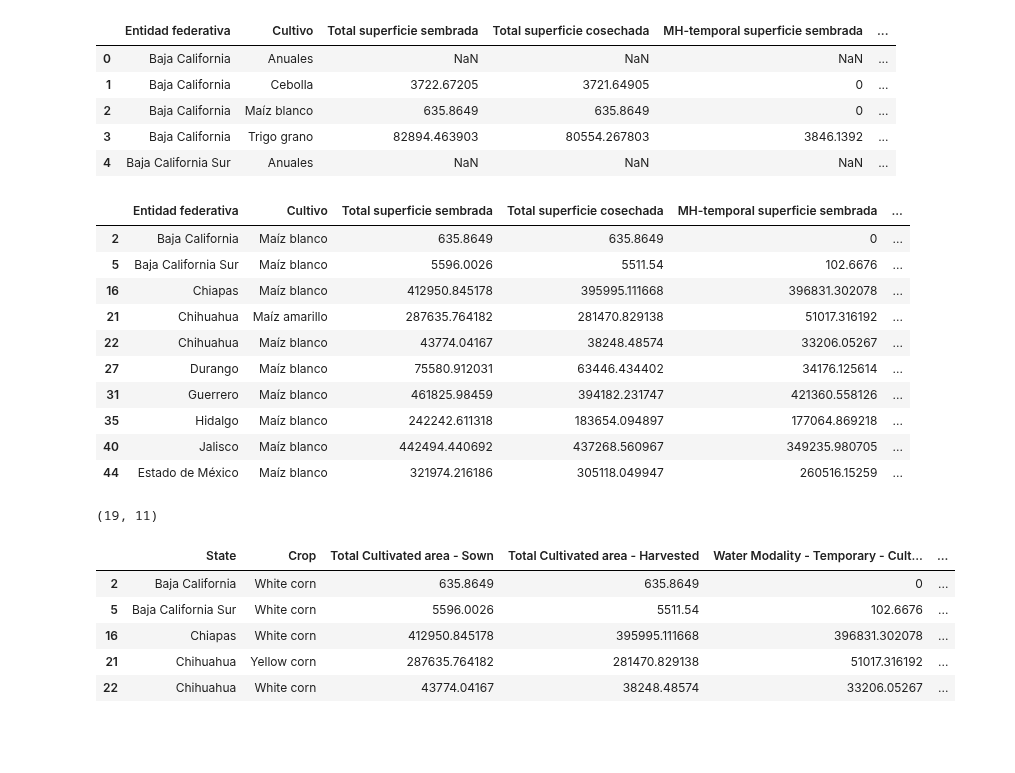
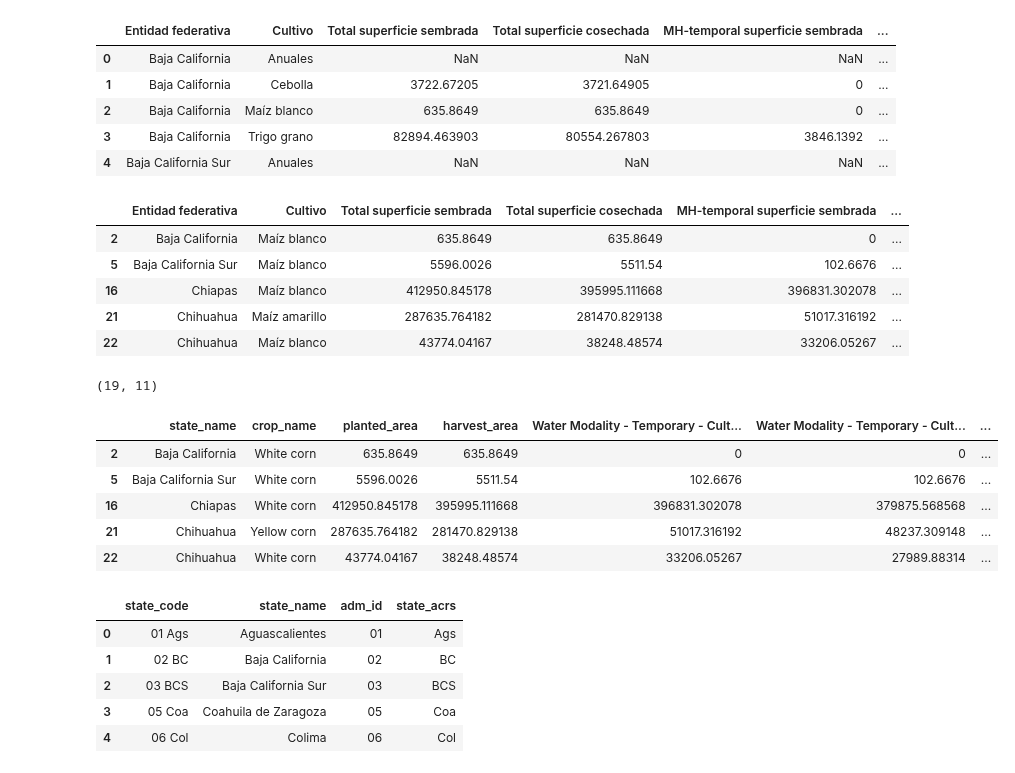
Before and after one commit to BigDataWUR/AgML-CY-Bench, a Jupyter notebook: data_preparation/crop_statistics_MX/preprocess_code/filter_census_2019.ipynb, the cells around one changed output. Saved outputs shown, nothing was run; the diff lists cells and outputs as text; code cells hidden in the pictures; blank space fills up the shorter version.

```diff
--- a/data_preparation/crop_statistics_MX/preprocess_code/filter_census_2019.ipynb
+++ b/data_preparation/crop_statistics_MX/preprocess_code/filter_census_2019.ipynb
@@ -59,8 +60,8 @@ df.head()
 | 4 | Baja California Sur | Anuales | NaN | NaN | NaN | ... |
 # %%
 # Extract only maize
-maiz_df = df[df['Cultivo'].str.contains('Maíz', case=False)]
-maiz_df.head(10)
+maiz_df = df[df['Cultivo'].str.contains('Maíz', case=False)].copy()
+maiz_df.head(5)
 # %% [output]
 |  | Entidad federativa | Cultivo | Total superficie sembrada | Total superficie cosechada | MH-temporal superficie sembrada | ... |
 | 2 | Baja California | Maíz blanco | 635.8649 | 635.8649 | 0 | ... |
@@ -68,44 +69,51 @@ maiz_df.head(10)
 | 16 | Chiapas | Maíz blanco | 412950.845178 | 395995.111668 | 396831.302078 | ... |
 | 21 | Chihuahua | Maíz amarillo | 287635.764182 | 281470.829138 | 51017.316192 | ... |
 | 22 | Chihuahua | Maíz blanco | 43774.04167 | 38248.48574 | 33206.05267 | ... |
-| 27 | Durango | Maíz blanco | 75580.912031 | 63446.434402 | 34176.125614 | ... |
-| 31 | Guerrero | Maíz blanco | 461825.98459 | 394182.231747 | 421360.558126 | ... |
-| 35 | Hidalgo | Maíz blanco | 242242.611318 | 183654.094897 | 177064.869218 | ... |
-| 40 | Jalisco | Maíz blanco | 442494.440692 | 437268.560967 | 349235.980705 | ... |
-| 44 | Estado de México | Maíz blanco | 321974.216186 | 305118.049947 | 260516.15259 | ... |
 # %%
 maiz_df.shape
 # %% [output]
 (19, 11)
 # %%
 # translate colnames to english
-english_col_names = ['State', 'Crop','Total Cultivated area - Sown','Total Cultivated area - Harvested',
+english_col_names = ['state_name', 'crop_name','planted_area','harvest_area',
                 'Water Modality - Temporary - Cultivated area - Sown',
                 'Water Modality - Temporary - Cultivated area - Harvested',
                 'Water Modality - Irrigation - Cultivated area - Sown',
                 'Water Modality - Irrigation - Cultivated area - Harvested',
-                'Total production',
+                'production',
                 'Water Modality - Temporary - Production',
                 'Water Modality - Irrigation - Production']
 
 maiz_df.columns = english_col_names
 
 # translate to English crop names
 # Define translations
 translations = {
     'Maíz forrajero': 'Forage corn',
     'Maíz amarillo': 'Yellow corn',
     'Maíz blanco': 'White corn'
 }
 
 # Replace the values in the "Cultivo" column with their English translations
-maiz_df.loc[:, "Crop"] = maiz_df["Crop"].replace(translations)
+maiz_df.loc[:, "crop_name"] = maiz_df["crop_name"].replace(translations)
 
 maiz_df.head(5)
 # %% [output]
-|  | State | Crop | Total Cultivated area - Sown | Total Cultivated area - Harvested | Water Modality - Temporary - Cult... | ... |
-| 2 | Baja California | White corn | 635.8649 | 635.8649 | 0 | ... |
-| 5 | Baja California Sur | White corn | 5596.0026 | 5511.54 | 102.6676 | ... |
-| 16 | Chiapas | White corn | 412950.845178 | 395995.111668 | 396831.302078 | ... |
-| 21 | Chihuahua | Yellow corn | 287635.764182 | 281470.829138 | 51017.316192 | ... |
-| 22 | Chihuahua | White corn | 43774.04167 | 38248.48574 | 33206.05267 | ... |
+|  | state_name | crop_name | planted_area | harvest_area | Water Modality - Temporary - Cult... | Water Modality - Temporary - Cult... | ... |
+| 2 | Baja California | White corn | 635.8649 | 635.8649 | 0 | 0 | ... |
+| 5 | Baja California Sur | White corn | 5596.0026 | 5511.54 | 102.6676 | 102.6676 | ... |
+| 16 | Chiapas | White corn | 412950.845178 | 395995.111668 | 396831.302078 | 379875.568568 | ... |
+| 21 | Chihuahua | Yellow corn | 287635.764182 | 281470.829138 | 51017.316192 | 48237.309148 | ... |
+| 22 | Chihuahua | White corn | 43774.04167 | 38248.48574 | 33206.05267 | 27989.88314 | ... |
+# %%
+# Read key value to create adm_id
+state_key = pd.read_csv("state_key.csv", dtype={'adm_id': str})
+
+state_key.head()
+# %% [output]
+|  | state_code | state_name | adm_id | state_acrs |
+| 0 | 01 Ags | Aguascalientes | 01 | Ags |
+| 1 | 02 BC | Baja California | 02 | BC |
+| 2 | 03 BCS | Baja California Sur | 03 | BCS |
+| 3 | 05 Coa | Coahuila de Zaragoza | 05 | Coa |
+| 4 | 06 Col | Colima | 06 | Col |
```
Also changed, not shown: parts of 4 cells of this notebook.
